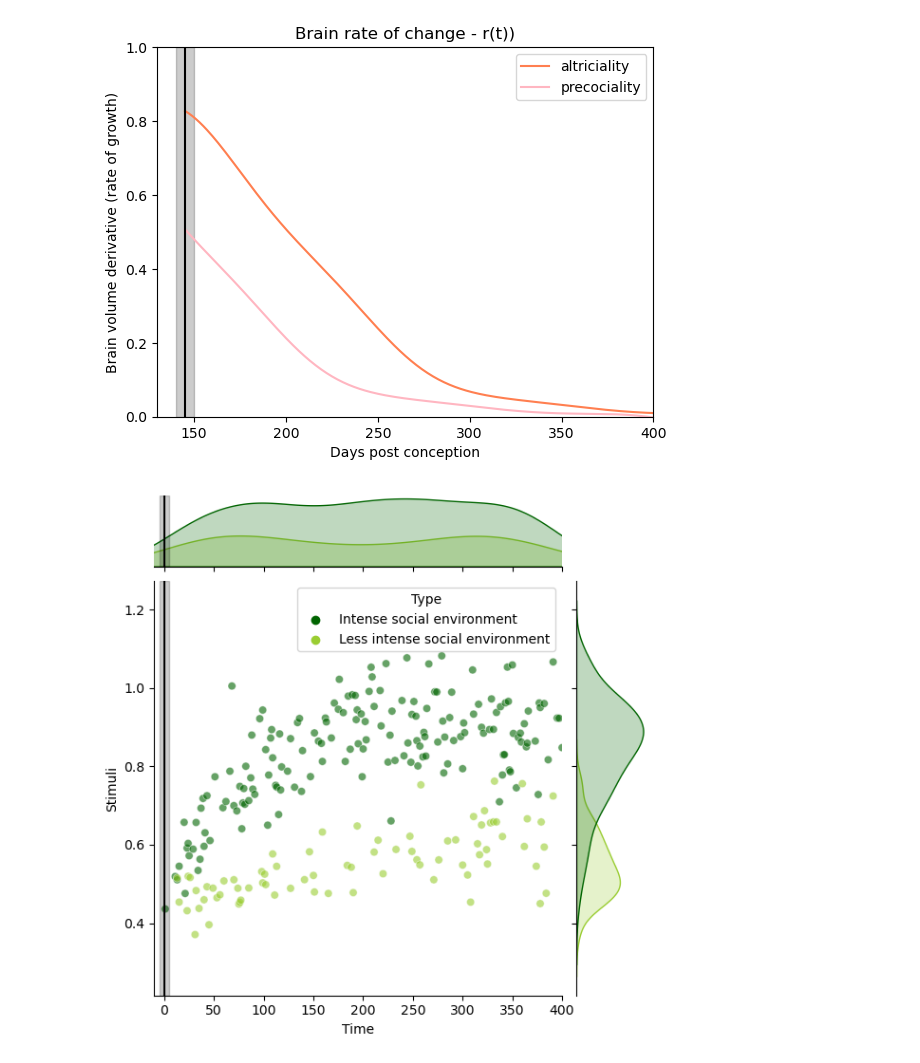
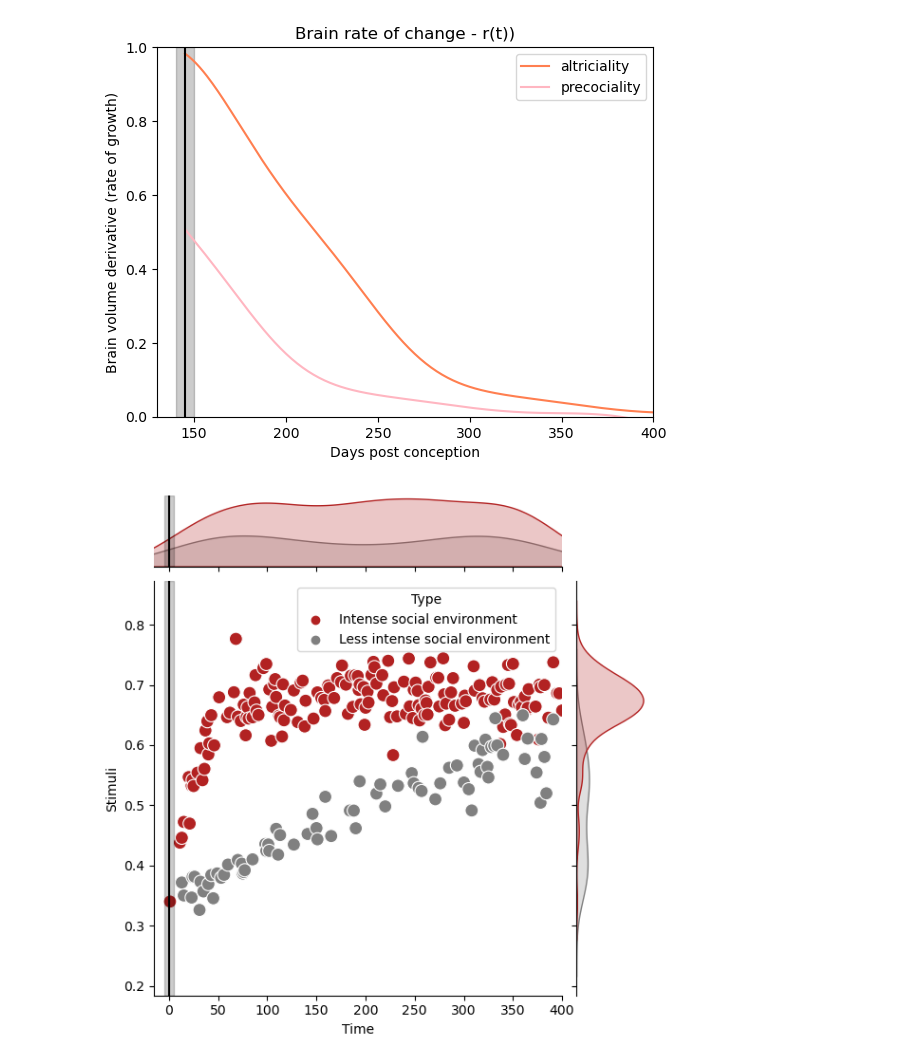
Before and after one commit to biagzi/altricial_brain_vocal_learning, a Jupyter notebook: code/Fig5.ipynb, the cells around one changed output. Saved outputs shown, nothing was run; the diff lists cells and outputs as text; code cells hidden in the pictures.

Commit message:
update figures

```diff
--- a/code/Fig5.ipynb
+++ b/code/Fig5.ipynb
@@ -169,7 +169,7 @@ brain_plasticity_altricial = dxdt
 plt.plot(t,brain_plasticity_altricial, color='coral',label = "altriciality")
 
 #Creating the precocial curve curve
-PRECOCIAL_SHIFT = 55
+PRECOCIAL_SHIFT = 70
 s = CubicSmoothingSpline(df_fit["x_fit"] - gestation_days - PRECOCIAL_SHIFT, df_fit["y_fit"], normalizedsmooth=True).spline
 dxdt = s(t_dev)
 brain_plasticity_precocial = dxdt
@@ -185,16 +185,16 @@ plt.xlim(130, 400)
 plt.legend()
 plt.savefig("{0}/figs/5B.pdf".format(PYTHON_PATH),dpi = 800)
 # %% [output]
-[figure, old version]
+[figure, new version]
 # %%
 time = np.arange(num_steps)
 
 # Generate random stimulus values with probability p
-stimulus_high_contingency_presence = np.random.choice([0, 1], size=num_steps, p=[0.6, 0.4])
-stimulus_low_contingency_presence = np.random.choice([0, 1], size=num_steps, p=[0.8, 0.2])
+stimulus_high_contingency_presence = np.random.choice([0, 0.25], size=num_steps, p=[0.6, 0.4])
+stimulus_low_contingency_presence = np.random.choice([0, 0.25], size=num_steps, p=[0.8, 0.2])
 
 # Generate random intensity distributions given a lognormal distribution
-mu, sigma = 1, 0.1 # mean and standard deviation
+mu, sigma = 1, 0.05 # mean and standard deviation
 stimulus_high = np.random.lognormal(mu, sigma, num_steps)
 stimulus_low = np.random.lognormal(mu, sigma, num_steps)
 
@@ -202,42 +202,43 @@ final_low = stimulus_low*stimulus_low_contingency_presence
 final_high = stimulus_high*stimulus_high_contingency_presence
 
 # Generate logistic growth curves
-logistic_high = logistic_growth(time, 0.02)/3
-logistic_low = logistic_growth(time, 0.002)/3
+logistic_high = logistic_growth(time, 0.05)
+logistic_low = logistic_growth(time, 0.005)
 
 #Apply logistic growth in the intensity of the stimuli
 final_high = logistic_high*final_high
 final_low = logistic_low*final_low
 
 visualize_sti = {"Stimuli":[],"Time":[],"Type":[],"Frequency":[],"Curve":[]}
 visualize_sti["Stimuli"].extend(final_high)
 visualize_sti["Curve"].extend(logistic_high)
 visualize_sti["Time"].extend(time)
 visualize_sti["Type"].extend(["Intense social environment"]*len(time))
 visualize_sti["Frequency"].extend(stimulus_high_contingency_presence)
 
 visualize_sti["Stimuli"].extend(final_low)
 visualize_sti["Curve"].extend(logistic_low)
 visualize_sti["Time"].extend(time)
 visualize_sti["Type"].extend(["Less intense social environment"]*len(time))
 visualize_sti["Frequency"].extend(stimulus_low_contingency_presence)
 
 visualize_sti = pd.DataFrame(visualize_sti)
 visualize_sti = visualize_sti[visualize_sti.Time<=400]
 visualize_sti = visualize_sti[visualize_sti.Stimuli != 0]
 
-g = sns.jointplot(data=visualize_sti, x="Time", y="Stimuli", hue="Type",palette=["darkgreen","yellowgreen"],legend = True, alpha = 0.6)
+g = sns.jointplot(data=visualize_sti, x="Time", y="Stimuli", hue="Type",palette=["firebrick","grey"],s=100,
+                  legend = True, alpha = 1)
 
 for ax in (g.ax_joint, g.ax_marg_x):
     ax.axvline(x = 0, color = "black",linestyle = '-')
     ax.axvspan(0 - gestation_days_sd/dt, 0 + gestation_days_sd/dt, alpha=0.2, color='black')
 
 #plt.title("Social stimulus - s(t))")
-g.ax_marg_x.set_xlim(-10,400)#400*35/60
+g.ax_marg_x.set_xlim(-15,400)#400*35/60
 #g.ax_marg_y.set_ylim(0.5,3)
 plt.savefig("{0}/figs/5C.pdf".format(PYTHON_PATH),dpi = 800)
 # %% [output]
-[figure, old version]
+[figure, new version]
 # %%
 x0 = 0.001
 
```
Also changed, not shown: parts of 2 cells of this notebook, 3 other files.
